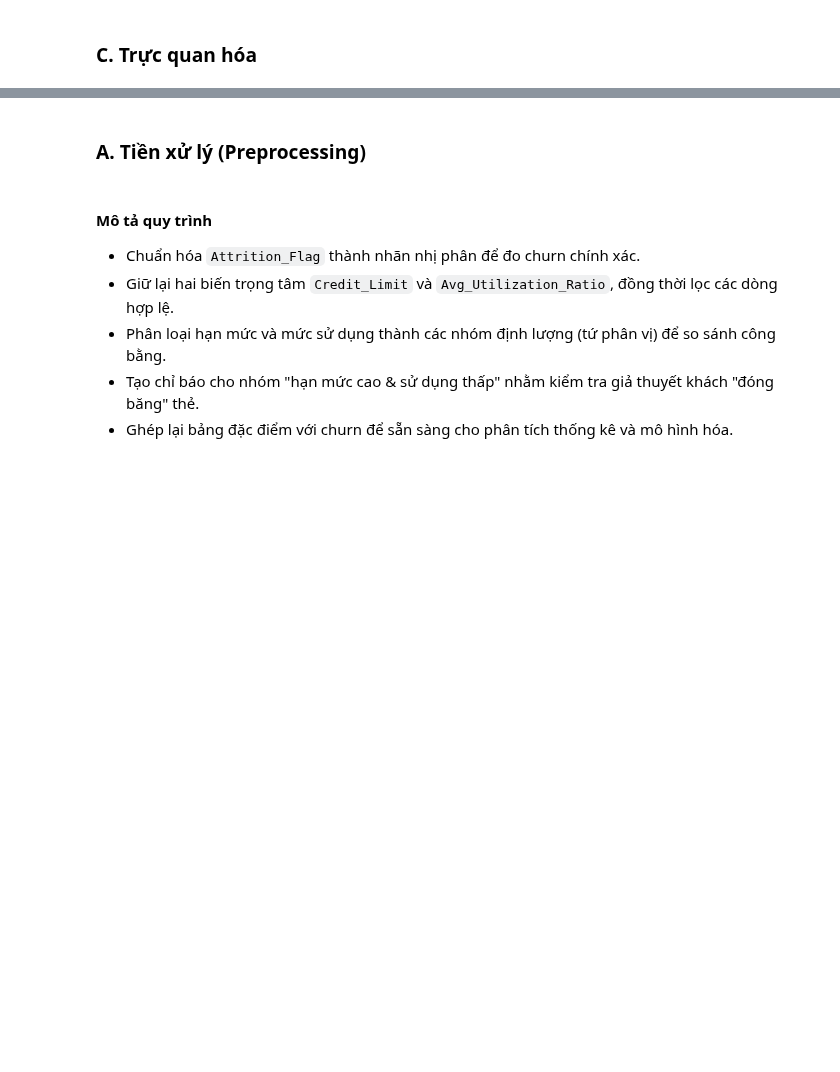
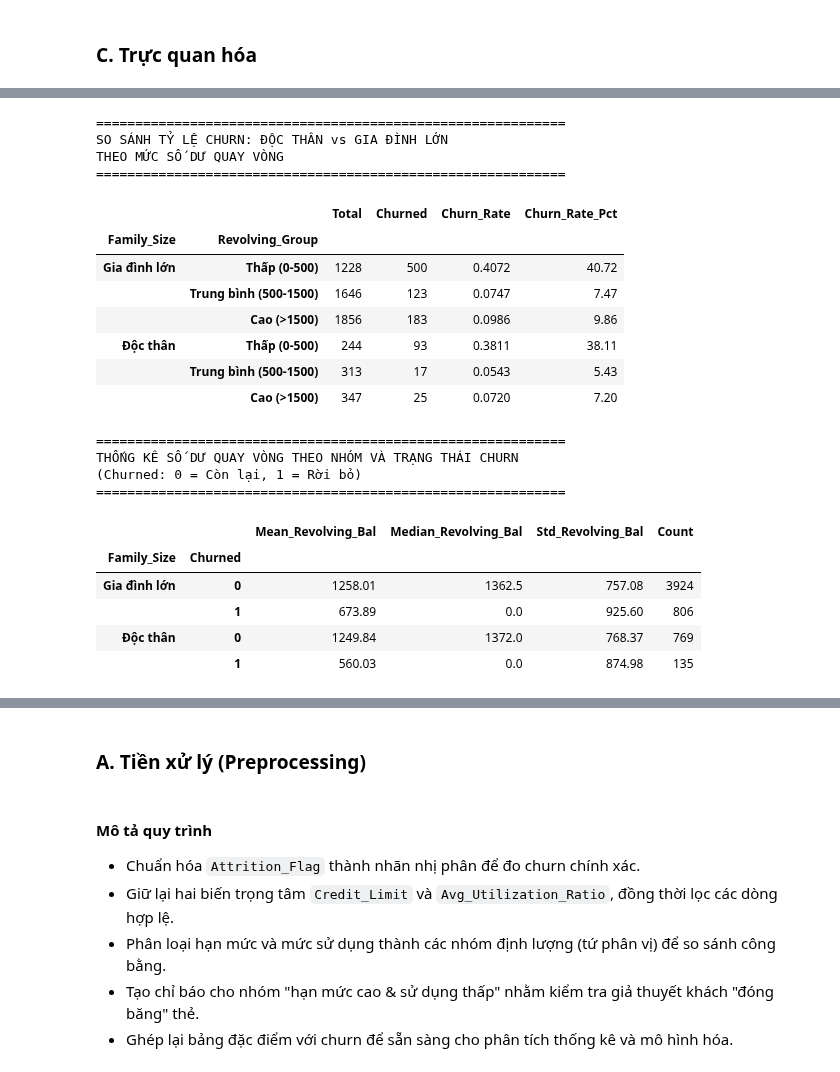
Before and after one commit to Khoa-Neee/P4DS_Final-Project, a Jupyter notebook: main.ipynb, the cells around one changed output, grey strips where cells are left out. Cells and saved outputs as stored; diff of their text form; code cells hidden in the pictures; blank space fills up the shorter version.

```diff
--- a/main.ipynb
+++ b/main.ipynb
@@ -687,0 +1160,54 @@ analyze_change_ratios(df, 'Total_Ct_Chng_Q4_Q1', 'Trans Count Change Ratio (Q4 o
+# %%
+# 3. So sánh chi tiết giữa "Gia đình lớn" và "Độc thân"
+focus_groups = q2_df[q2_df['Family_Size'].isin(['Độc thân', 'Gia đình lớn'])]
+
+# Crosstab giữa Family_Size và Revolving_Group với tỷ lệ churn
+comparison_df = focus_groups.groupby(['Family_Size', 'Revolving_Group']).agg(
+    Total=('Churned', 'count'),
+    Churned=('Churned', 'sum'),
+    Churn_Rate=('Churned', 'mean')
+).round(4)
+comparison_df['Churn_Rate_Pct'] = (comparison_df['Churn_Rate'] * 100).round(2)
+
+print("=" * 60)
+print("SO SÁNH TỶ LỆ CHURN: ĐỘC THÂN vs GIA ĐÌNH LỚN")
+print("THEO MỨC SỐ DƯ QUAY VÒNG")
+print("=" * 60)
+display(comparison_df)
+
+# Thống kê trung bình Total_Revolving_Bal theo nhóm và trạng thái churn
+revolving_stats = focus_groups.groupby(['Family_Size', 'Churned']).agg(
+    Mean_Revolving_Bal=('Total_Revolving_Bal', 'mean'),
+    Median_Revolving_Bal=('Total_Revolving_Bal', 'median'),
+    Std_Revolving_Bal=('Total_Revolving_Bal', 'std'),
+    Count=('Total_Revolving_Bal', 'count')
+).round(2)
+
+print("\n" + "=" * 60)
+print("THỐNG KÊ SỐ DƯ QUAY VÒNG THEO NHÓM VÀ TRẠNG THÁI CHURN")
+print("(Churned: 0 = Còn lại, 1 = Rời bỏ)")
+print("=" * 60)
+display(revolving_stats)
+# %% [output]
+============================================================
+SO SÁNH TỶ LỆ CHURN: ĐỘC THÂN vs GIA ĐÌNH LỚN
+THEO MỨC SỐ DƯ QUAY VÒNG
+============================================================
+|  |  | Total | Churned | Churn_Rate | Churn_Rate_Pct |
+| Family_Size | Revolving_Group |  |  |  |  |
+| Gia đình lớn | Thấp (0-500) | 1228 | 500 | 0.4072 | 40.72 |
+|  | Trung bình (500-1500) | 1646 | 123 | 0.0747 | 7.47 |
+|  | Cao (>1500) | 1856 | 183 | 0.0986 | 9.86 |
+| Độc thân | Thấp (0-500) | 244 | 93 | 0.3811 | 38.11 |
+|  | Trung bình (500-1500) | 313 | 17 | 0.0543 | 5.43 |
+|  | Cao (>1500) | 347 | 25 | 0.0720 | 7.20 |
+============================================================
+THỐNG KÊ SỐ DƯ QUAY VÒNG THEO NHÓM VÀ TRẠNG THÁI CHURN
+(Churned: 0 = Còn lại, 1 = Rời bỏ)
+============================================================
+|  |  | Mean_Revolving_Bal | Median_Revolving_Bal | Std_Revolving_Bal | Count |
+| Family_Size | Churned |  |  |  |  |
+| Gia đình lớn | 0 | 1258.01 | 1362.5 | 757.08 | 3924 |
+|  | 1 | 673.89 | 0.0 | 925.60 | 806 |
+| Độc thân | 0 | 1249.84 | 1372.0 | 768.37 | 769 |
+|  | 1 | 560.03 | 0.0 | 874.98 | 135 |
```
Also changed, not shown: parts of 96 cells of this notebook.
